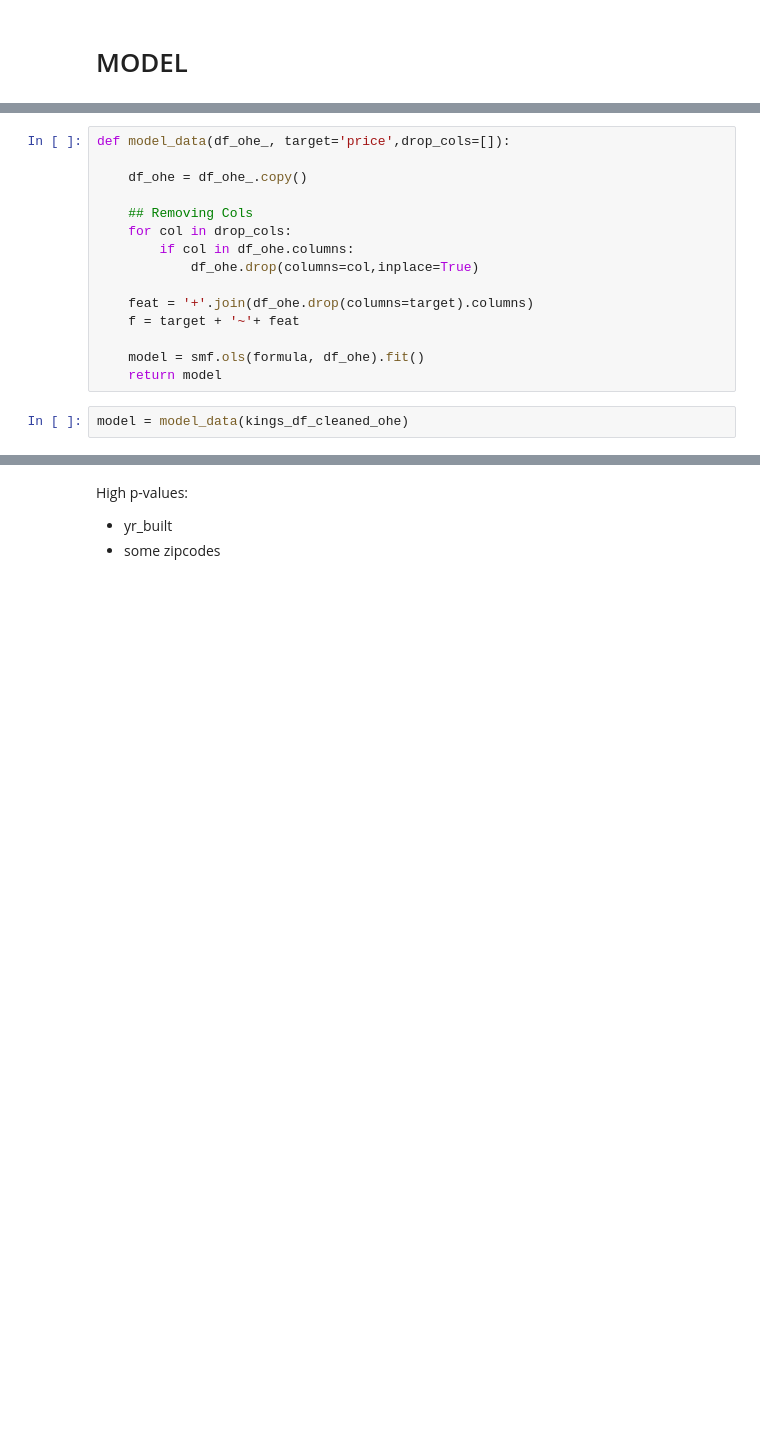
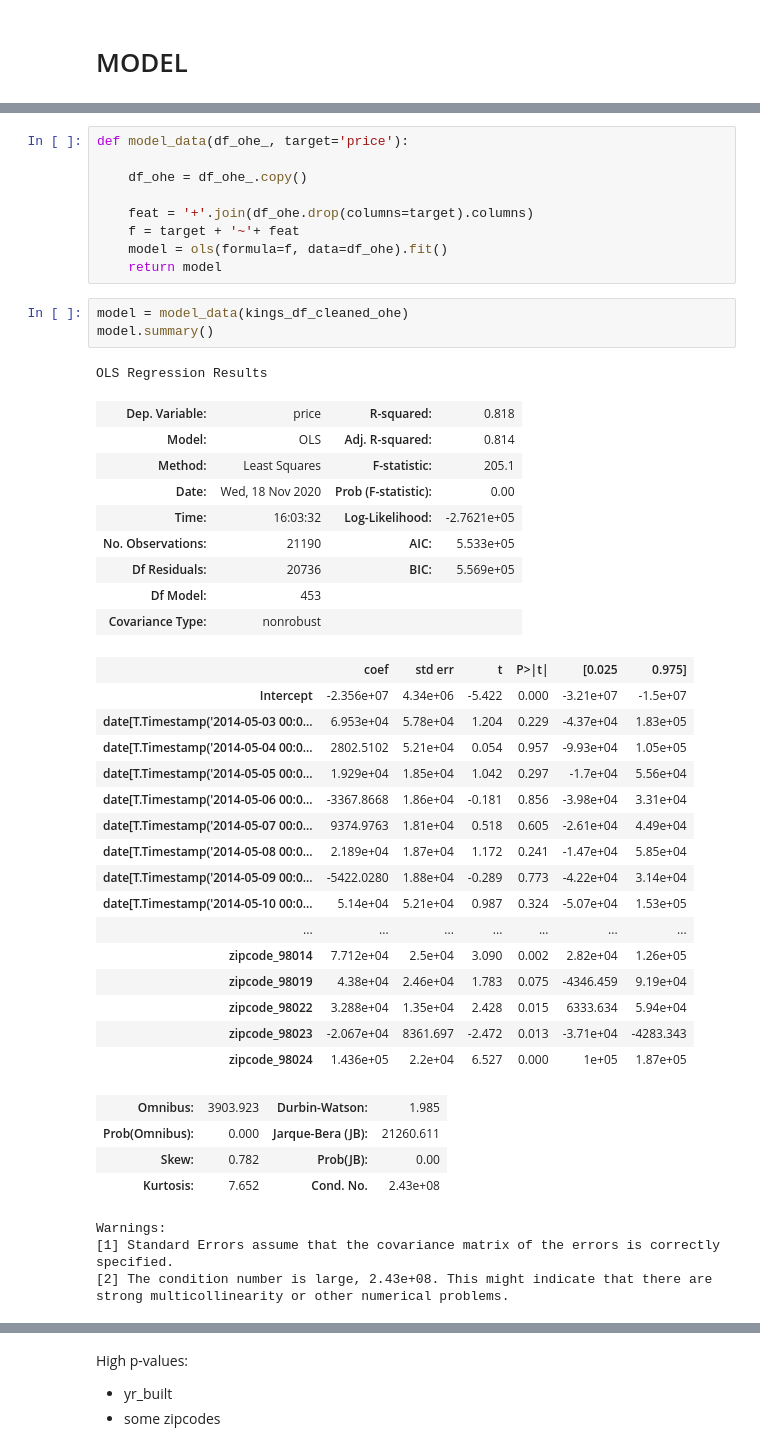
Before and after one commit to alimahzoon/King-County-House-Sales, a Jupyter notebook: student.ipynb, the cells around one changed output, grey strips where cells are left out. Saved outputs shown, nothing was run; the diff lists cells and outputs as text; blank space fills up the shorter version.

```diff
--- a/student.ipynb
+++ b/student.ipynb
@@ -570,18 +581,48 @@ kings_df_cleaned_ohe.head()
 # %%
-def model_data(df_ohe_, target='price',drop_cols=[]):
+def model_data(df_ohe_, target='price'):
 
     df_ohe = df_ohe_.copy()
 
-    ## Removing Cols
-    for col in drop_cols:
-        if col in df_ohe.columns:
-            df_ohe.drop(columns=col,inplace=True)
-
     feat = '+'.join(df_ohe.drop(columns=target).columns)
     f = target + '~'+ feat
-
-    model = smf.ols(formula, df_ohe).fit()
+    model = ols(formula=f, data=df_ohe).fit()
     return model
 # %%
 model = model_data(kings_df_cleaned_ohe)
+model.summary()
+# %% [output]
+OLS Regression Results
+| Dep. Variable: | price | R-squared: | 0.818 |
+| Model: | OLS | Adj. R-squared: | 0.814 |
+| Method: | Least Squares | F-statistic: | 205.1 |
+| Date: | Wed, 18 Nov 2020 | Prob (F-statistic): | 0.00 |
+| Time: | 16:03:32 | Log-Likelihood: | -2.7621e+05 |
+| No. Observations: | 21190 | AIC: | 5.533e+05 |
+| Df Residuals: | 20736 | BIC: | 5.569e+05 |
+| Df Model: | 453 |  |  |
+| Covariance Type: | nonrobust |  |  |
+|  | coef | std err | t | P>|t| | [0.025 | 0.975] |
+| Intercept | -2.356e+07 | 4.34e+06 | -5.422 | 0.000 | -3.21e+07 | -1.5e+07 |
+| date[T.Timestamp('2014-05-03 00:0... | 6.953e+04 | 5.78e+04 | 1.204 | 0.229 | -4.37e+04 | 1.83e+05 |
+| date[T.Timestamp('2014-05-04 00:0... | 2802.5102 | 5.21e+04 | 0.054 | 0.957 | -9.93e+04 | 1.05e+05 |
+| date[T.Timestamp('2014-05-05 00:0... | 1.929e+04 | 1.85e+04 | 1.042 | 0.297 | -1.7e+04 | 5.56e+04 |
+| date[T.Timestamp('2014-05-06 00:0... | -3367.8668 | 1.86e+04 | -0.181 | 0.856 | -3.98e+04 | 3.31e+04 |
+| date[T.Timestamp('2014-05-07 00:0... | 9374.9763 | 1.81e+04 | 0.518 | 0.605 | -2.61e+04 | 4.49e+04 |
+| date[T.Timestamp('2014-05-08 00:0... | 2.189e+04 | 1.87e+04 | 1.172 | 0.241 | -1.47e+04 | 5.85e+04 |
+| date[T.Timestamp('2014-05-09 00:0... | -5422.0280 | 1.88e+04 | -0.289 | 0.773 | -4.22e+04 | 3.14e+04 |
+| date[T.Timestamp('2014-05-10 00:0... | 5.14e+04 | 5.21e+04 | 0.987 | 0.324 | -5.07e+04 | 1.53e+05 |
+| ... | ... | ... | ... | ... | ... | ... |
+| zipcode_98014 | 7.712e+04 | 2.5e+04 | 3.090 | 0.002 | 2.82e+04 | 1.26e+05 |
+| zipcode_98019 | 4.38e+04 | 2.46e+04 | 1.783 | 0.075 | -4346.459 | 9.19e+04 |
+| zipcode_98022 | 3.288e+04 | 1.35e+04 | 2.428 | 0.015 | 6333.634 | 5.94e+04 |
+| zipcode_98023 | -2.067e+04 | 8361.697 | -2.472 | 0.013 | -3.71e+04 | -4283.343 |
+| zipcode_98024 | 1.436e+05 | 2.2e+04 | 6.527 | 0.000 | 1e+05 | 1.87e+05 |
+| Omnibus: | 3903.923 | Durbin-Watson: | 1.985 |
+| Prob(Omnibus): | 0.000 | Jarque-Bera (JB): | 21260.611 |
+| Skew: | 0.782 | Prob(JB): | 0.00 |
+| Kurtosis: | 7.652 | Cond. No. | 2.43e+08 |
+Warnings:
+[1] Standard Errors assume that the covariance matrix of the errors is correctly specified.
+[2] The condition number is large, 2.43e+08. This might indicate that there are
+strong multicollinearity or other numerical problems.
 # %%
```
Also changed, not shown: parts of 19 cells of this notebook.
